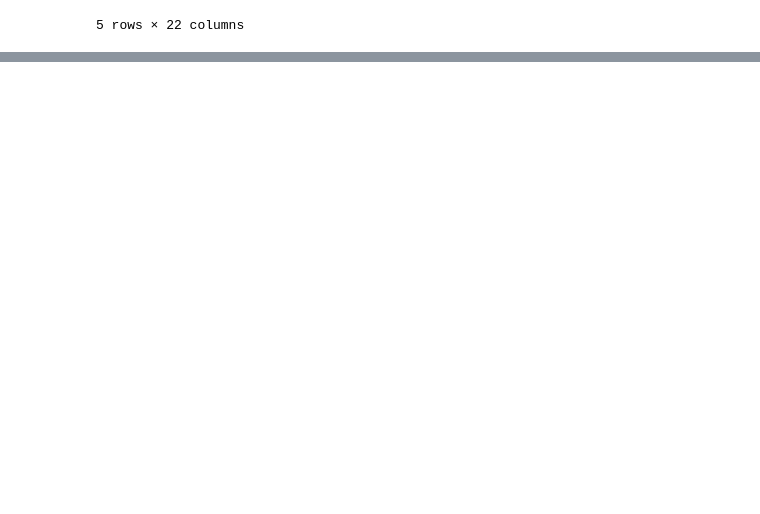
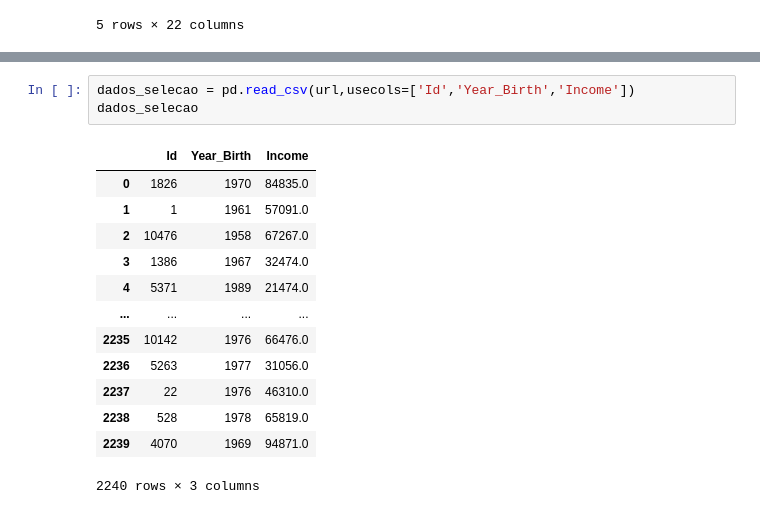
Before and after one commit to damiao707/Aula, a Jupyter notebook: Untitled1.ipynb, the cells around one changed output, grey strips where cells are left out. Saved outputs shown, nothing was run; the diff lists cells and outputs as text; blank space fills up the shorter version.

```diff
--- a/Untitled1.ipynb
+++ b/Untitled1.ipynb
@@ -28,0 +52,17 @@ dados_sem_virgula.head()
+# %%
+dados_selecao = pd.read_csv(url,usecols=['Id','Year_Birth','Income'])
+dados_selecao
+# %% [output]
+|  | Id | Year_Birth | Income |
+| 0 | 1826 | 1970 | 84835.0 |
+| 1 | 1 | 1961 | 57091.0 |
+| 2 | 10476 | 1958 | 67267.0 |
+| 3 | 1386 | 1967 | 32474.0 |
+| 4 | 5371 | 1989 | 21474.0 |
+| ... | ... | ... | ... |
+| 2235 | 10142 | 1976 | 66476.0 |
+| 2236 | 5263 | 1977 | 31056.0 |
+| 2237 | 22 | 1976 | 46310.0 |
+| 2238 | 528 | 1978 | 65819.0 |
+| 2239 | 4070 | 1969 | 94871.0 |
+2240 rows × 3 columns
```
Also changed, not shown: parts of 3 cells of this notebook.
